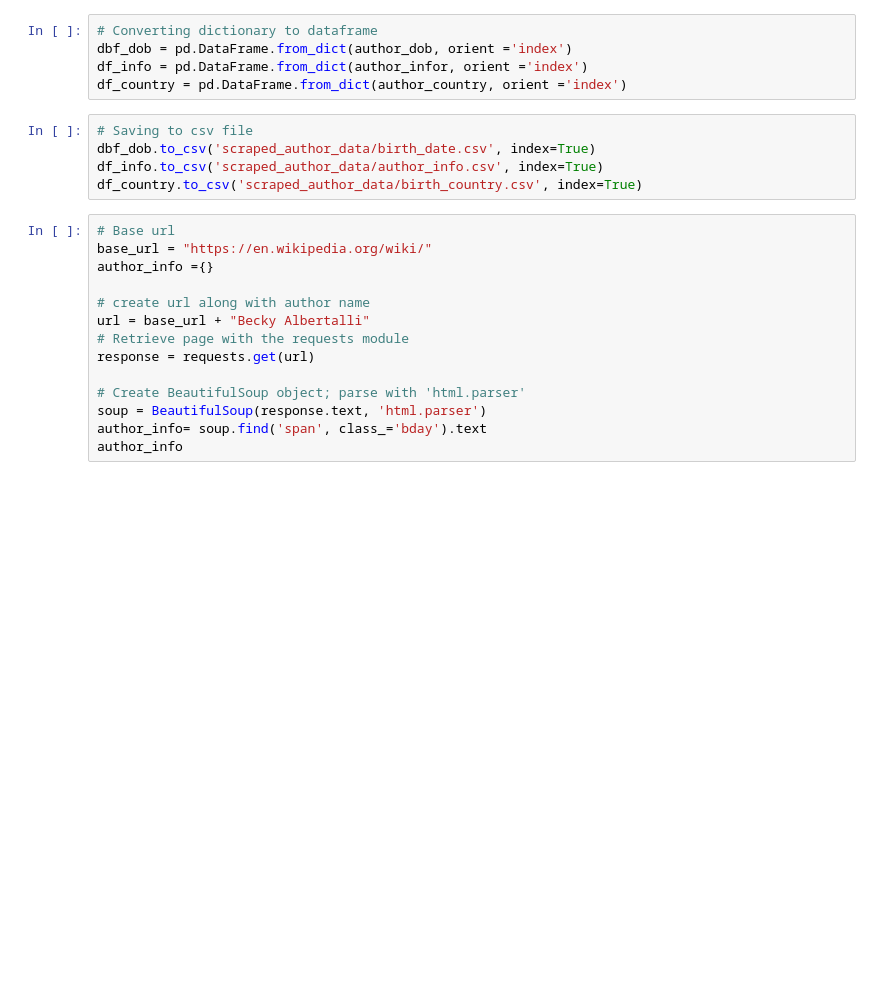
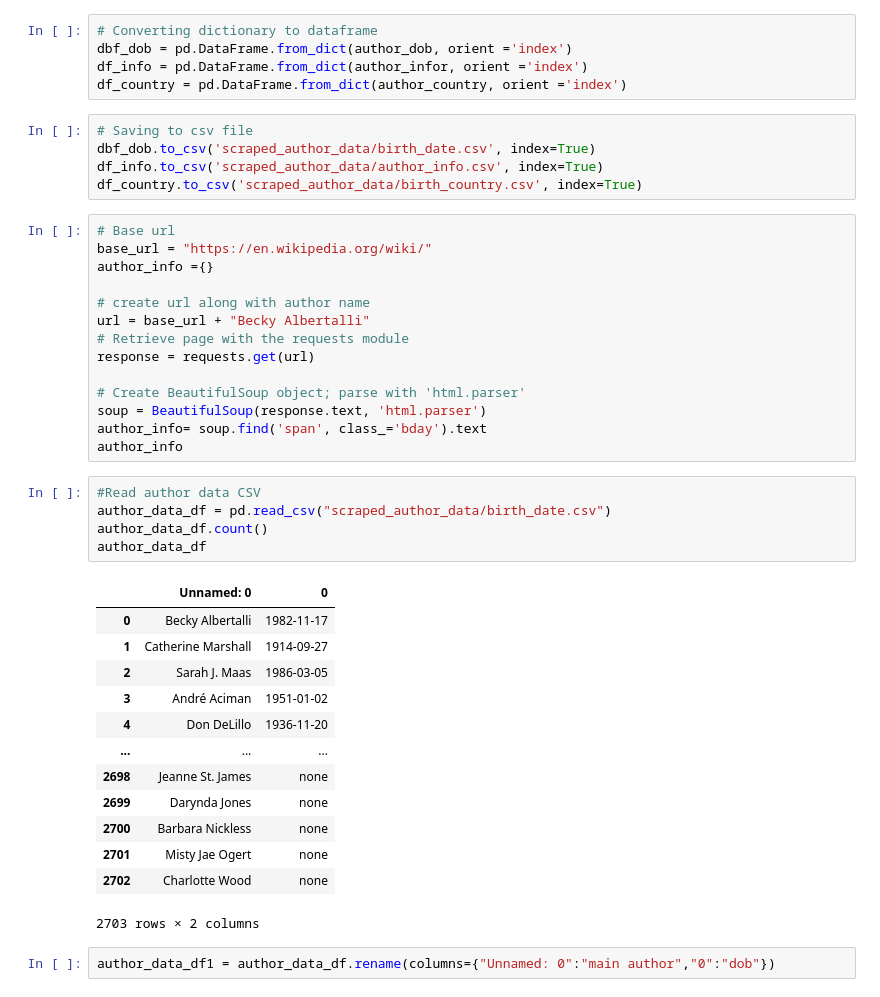
Before and after one commit to mattapallisravya/ETL-Project-Goodreads, a Jupyter notebook: test.ipynb, the cells around one changed output. Drawn from its saved outputs; the diff is of its cells as text; blank space fills up the shorter version.

```diff
--- a/test.ipynb
+++ b/test.ipynb
@@ -87,3 +182,24 @@ response = requests.get(url)
 soup = BeautifulSoup(response.text, 'html.parser')
 author_info= soup.find('span', class_='bday').text
 author_info
+# %%
+#Read author data CSV
+author_data_df = pd.read_csv("scraped_author_data/birth_date.csv")
+author_data_df.count()
+author_data_df
+# %% [output]
+|  | Unnamed: 0 | 0 |
+| 0 | Becky Albertalli | 1982-11-17 |
+| 1 | Catherine Marshall | 1914-09-27 |
+| 2 | Sarah J. Maas | 1986-03-05 |
+| 3 | André Aciman | 1951-01-02 |
+| 4 | Don DeLillo | 1936-11-20 |
+| ... | ... | ... |
+| 2698 | Jeanne St. James | none |
+| 2699 | Darynda Jones | none |
+| 2700 | Barbara Nickless | none |
+| 2701 | Misty Jae Ogert | none |
+| 2702 | Charlotte Wood | none |
+2703 rows × 2 columns
+# %%
+author_data_df1 = author_data_df.rename(columns={"Unnamed: 0":"main author","0":"dob"})
```
Also changed, not shown: parts of 9 cells of this notebook, 1 other file.
